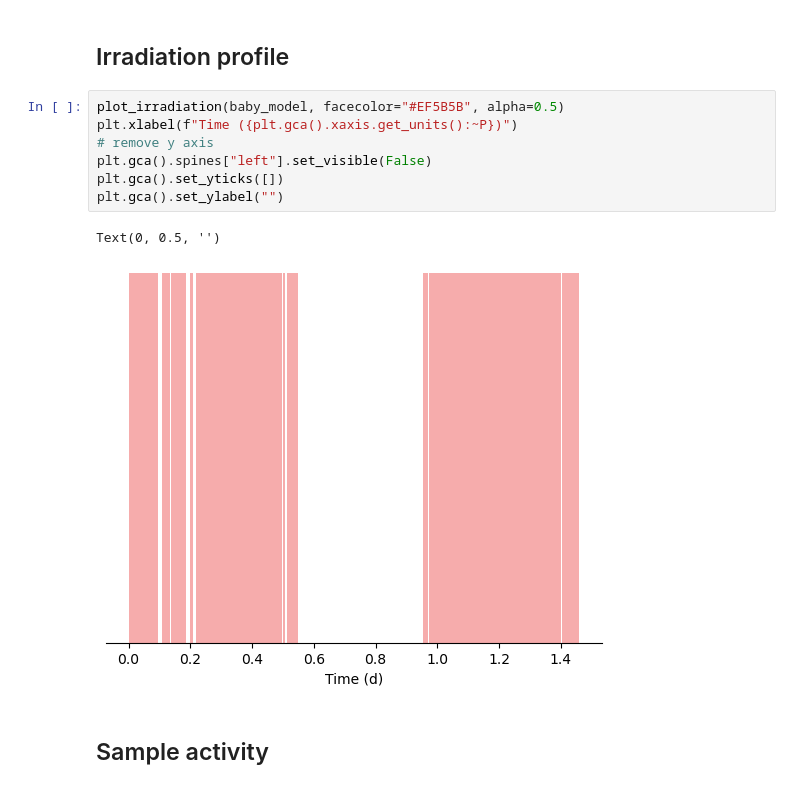
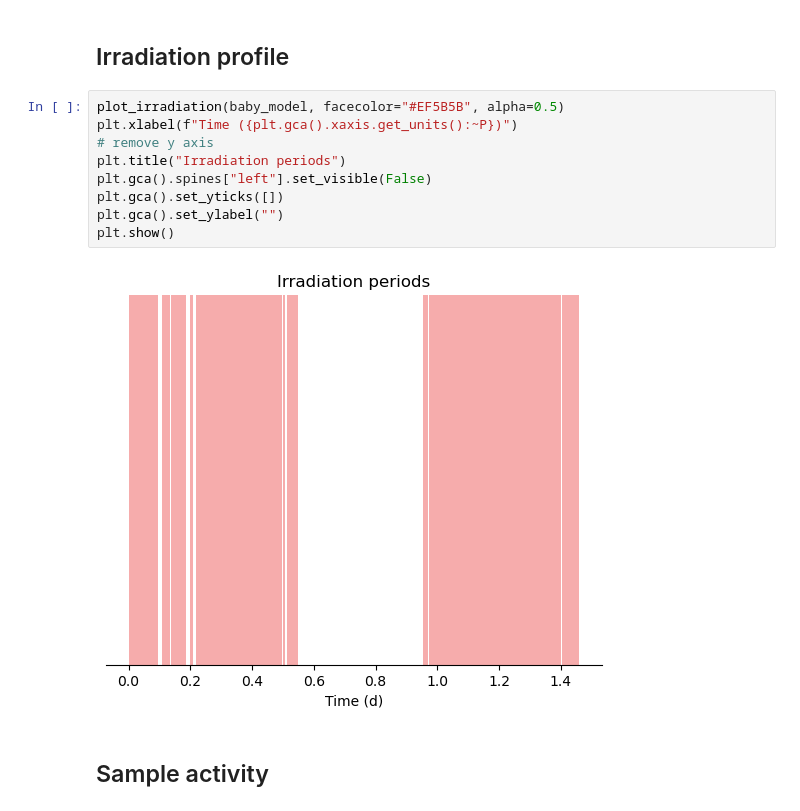
Before and after one commit to veliki-filozof/BABY-1L-run-2-test, a Jupyter notebook: analysis/tritium/tritium_model.ipynb, the cells around one changed output. Drawn from its saved outputs; the diff is of its cells as text.

```diff
--- a/analysis/tritium/tritium_model.ipynb
+++ b/analysis/tritium/tritium_model.ipynb
@@ -140,13 +140,14 @@ Text(0.0, 1.0, 'Cumulative tritium release')
 # %%
 plot_irradiation(baby_model, facecolor="#EF5B5B", alpha=0.5)
 plt.xlabel(f"Time ({plt.gca().xaxis.get_units():~P})")
 # remove y axis
+plt.title("Irradiation periods")
 plt.gca().spines["left"].set_visible(False)
 plt.gca().set_yticks([])
 plt.gca().set_ylabel("")
+plt.show()
 # %% [output]
-Text(0, 0.5, '')
-[figure, old version]
+[figure, new version]
 # %% [markdown]
 ## Sample activity
 # %%
```
Also changed, not shown: parts of 1 cell of this notebook.
